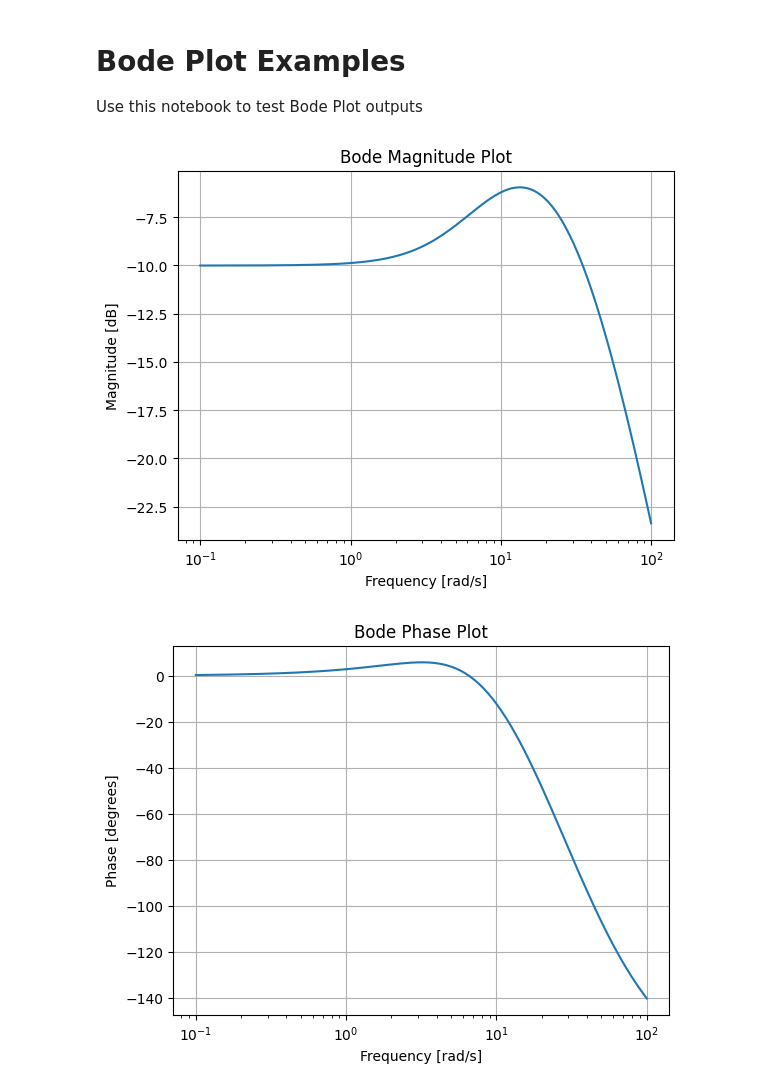
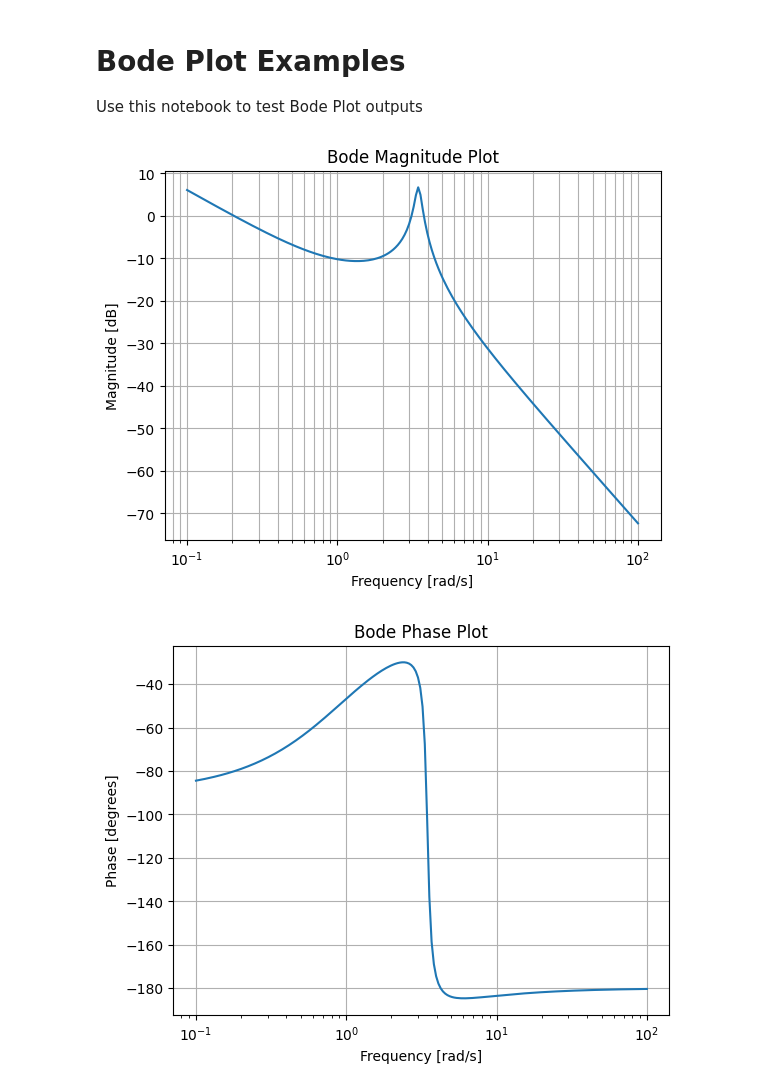
Before and after one commit to sayala1218/coding_practice, a Jupyter notebook: Python_Practice/ipynb/BodePlots.ipynb, the cells around one changed output. Cells and saved outputs as stored; diff of their text form; code cells hidden in the pictures.

Commit message:
changed body plot

```diff
--- a/Python_Practice/ipynb/BodePlots.ipynb
+++ b/Python_Practice/ipynb/BodePlots.ipynb
@@ -8,36 +8,36 @@ import matplotlib.pyplot as plt
 from scipy import signal
 
 # Define the transfer function coefficients (example: a second-order system)
-numerator = [758.4, 3792]
-denominator = [1, 77, 1780, 12000]  # Represents s^2 + 0.5s + 1
+numerator = [0.2, 0.2]
+denominator = [1/12, 1/36, 1, 0]  # Represents s^2 + 0.5s + 1
 
 # Create the transfer function object
 system = signal.TransferFunction(numerator, denominator)
 
 
 # Define the frequency range for the Bode plot
 frequencies = np.logspace(-1, 2, 200)  # Logarithmically spaced frequencies
 
 # Calculate the Bode plot data
 w, magnitude, phase = signal.bode(system, frequencies)
 
 # Plot the magnitude response
 plt.figure()
 plt.semilogx(w, magnitude)
 plt.xlabel('Frequency [rad/s]')
 plt.ylabel('Magnitude [dB]')
 plt.title('Bode Magnitude Plot')
-plt.grid(True)
+plt.grid(True, 'both')
 
 # Plot the phase response
 plt.figure()
 plt.semilogx(w, phase)
 plt.xlabel('Frequency [rad/s]')
 plt.ylabel('Phase [degrees]')
 plt.title('Bode Phase Plot')
 plt.grid(True)
 
 plt.show()
 # %% [output]
-[figure, old version]
+[figure, new version]
-[figure, old version]
+[figure, new version]
```
